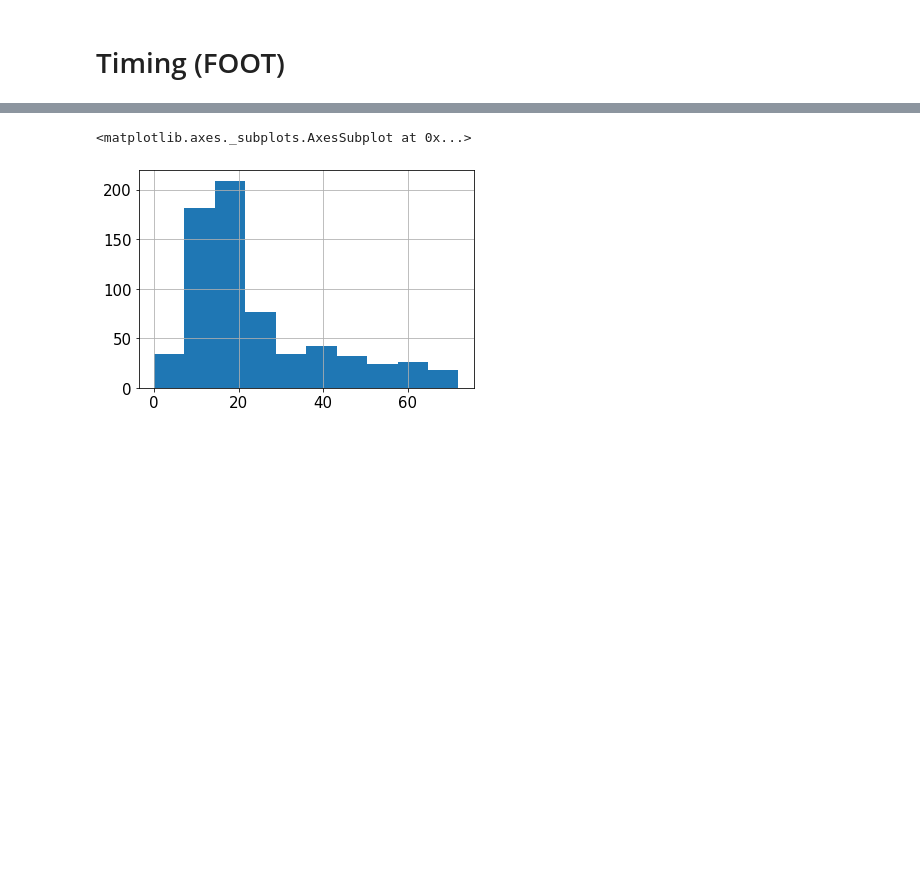
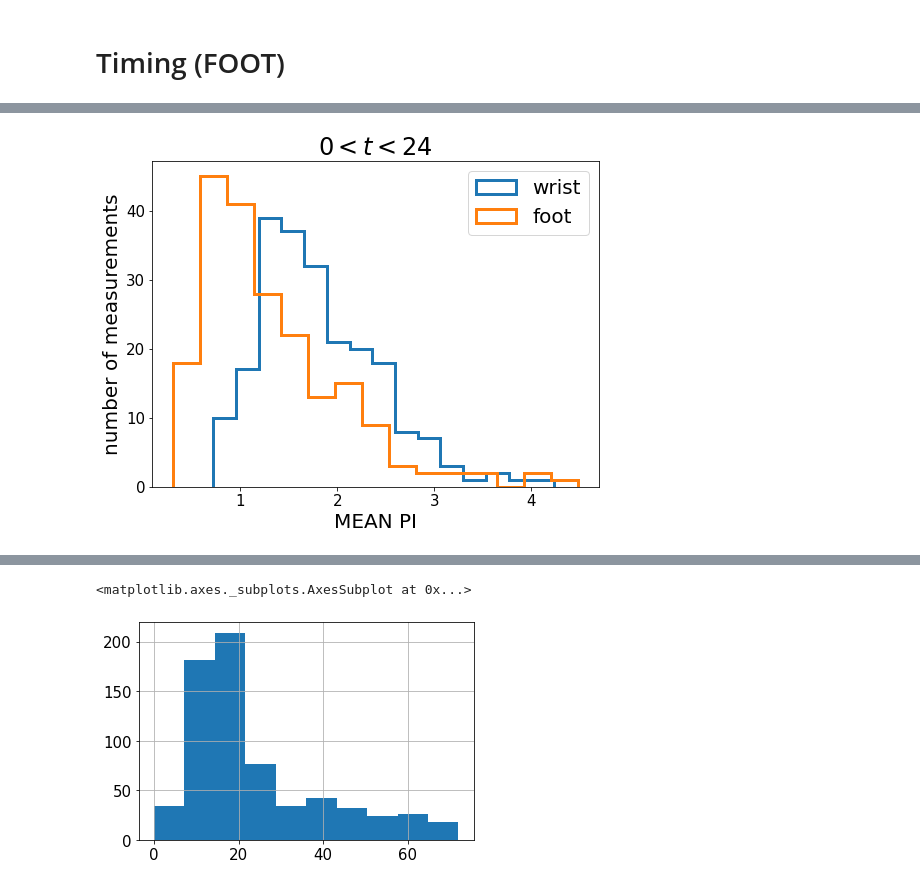
Before and after one commit to shisteve/NHS, a Jupyter notebook: 009_counting.ipynb, the cells around one changed output, grey strips where cells are left out. Saved outputs shown, nothing was run; the diff lists cells and outputs as text; code cells hidden in the pictures; blank space fills up the shorter version.

Commit message:
Perfusion index analysis for the last table completed

```diff
--- a/009_counting.ipynb
+++ b/009_counting.ipynb
@@ -432,0 +482,26 @@ NOTE THAT BABIES CAN BELONG TO BOTH CATEGORIES AS THEY CAN HAVE MEASUREMENTS BEF
+# %%
+# NO PHN ### WRIST ###
+table_1 = T[((T['DELTA_SEC_MEASURE']/60./60.)<24.) & (T['FOOT']==True) & (T['PHN']==False)]
+table_2 = T[((T['DELTA_SEC_MEASURE']/60./60.)>=24.) & ((T['DELTA_SEC_MEASURE']/60./60.)<72.) & (T['FOOT']==True) & (T['PHN']==False)]
+
+pi24_f = table_1['MEAN_PI'].dropna()
+pi72_f = table_2['MEAN_PI'].dropna()
+
+temp_pi24_f = table_1[['MEAN_PI','BABY_IDS']].dropna()
+temp_pi72_f = table_2[['MEAN_PI','BABY_IDS']].dropna()
+
+# dropna() act to all the columns, so you can't use the entire table
+# but since I know the BABY_IDS is never null, this way it works
+
+print('##### FOOT #####')
+#print('Number of objects t<24: ',len(pi24_f) ) # this would count the same baby several times
+#print('Number of objects t<24: ',unique_id(table_1.dropna())[0] )
+#print('Number of objects t<24: ',unique_id(table_1)[0] ) # this would count the null values as well
+print('Number of objects t<24: ',unique_id(temp_pi24_f)[0] )
+print('Mean PI foot t<24: ',np.mean( pi24_f ))
+#print('Number of objects 24<t<72: ',len(pi72_f) )
+print('Number of objects t<24<72: ',unique_id(temp_pi72_f)[0] )
+print('Mean PI foot 24<t<72: ',np.mean( pi72_f ))
+print('Mann-Whitney test 24 vs 72: p-value = %.4f'%ss.mannwhitneyu(pi24_f,pi72_f)[1])
+print('Student T-test 24 vs 72:    p-value = %.4f'%ss.ttest_ind(pi24_f,pi72_f)[1])
+print('Difference between means: %.3f'%np.abs( np.mean( pi24_f )-np.mean( pi72_f )))
@@ -432,0 +581,11 @@ NOTE THAT BABIES CAN BELONG TO BOTH CATEGORIES AS THEY CAN HAVE MEASUREMENTS BEF
+# %%
+plt.figure(figsize=(8,6))
+plt.hist(pi24_w,bins=15,histtype='step',lw=3,label='wrist')
+plt.hist(pi24_f,bins=15,histtype='step',lw=3,label='foot')
+plt.xlabel('MEAN PI')
+plt.ylabel('number of measurements')
+plt.title(r'$0<t<24$')
+plt.legend()
+plt.show()
+# %% [output]
+[figure, added]
```
Also changed, not shown: parts of 22 cells of this notebook.
